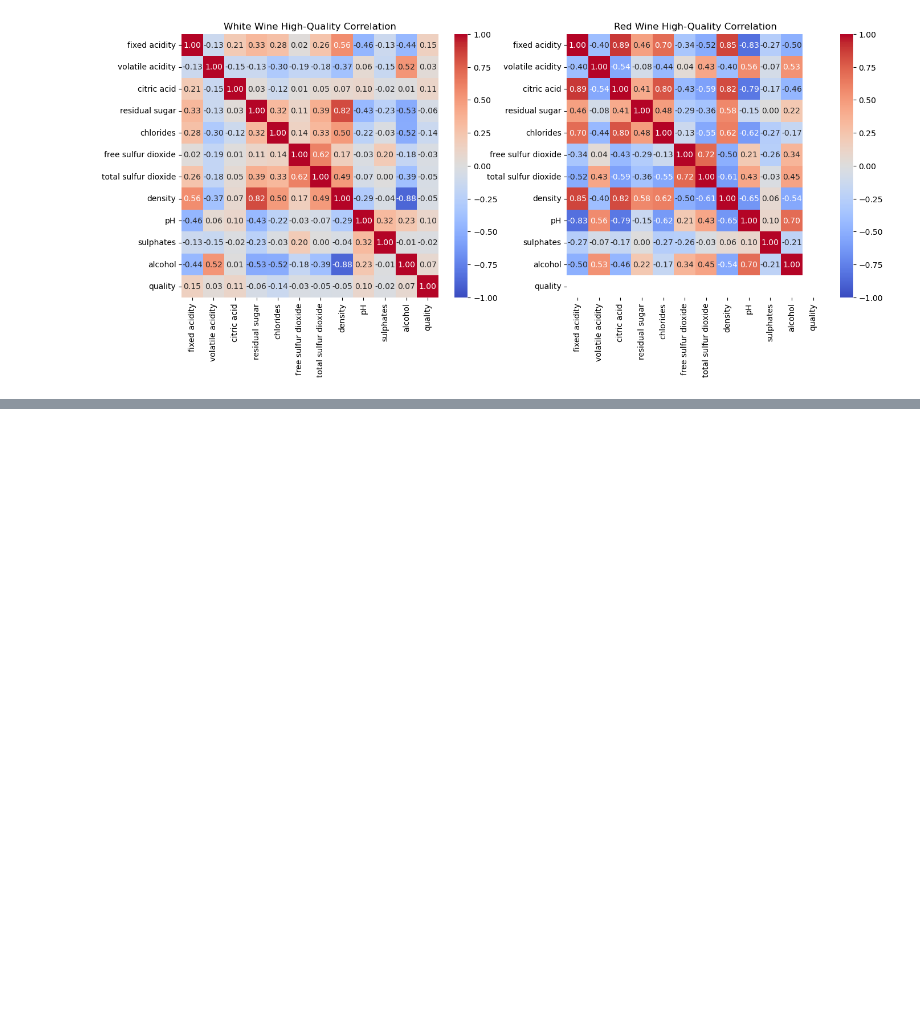
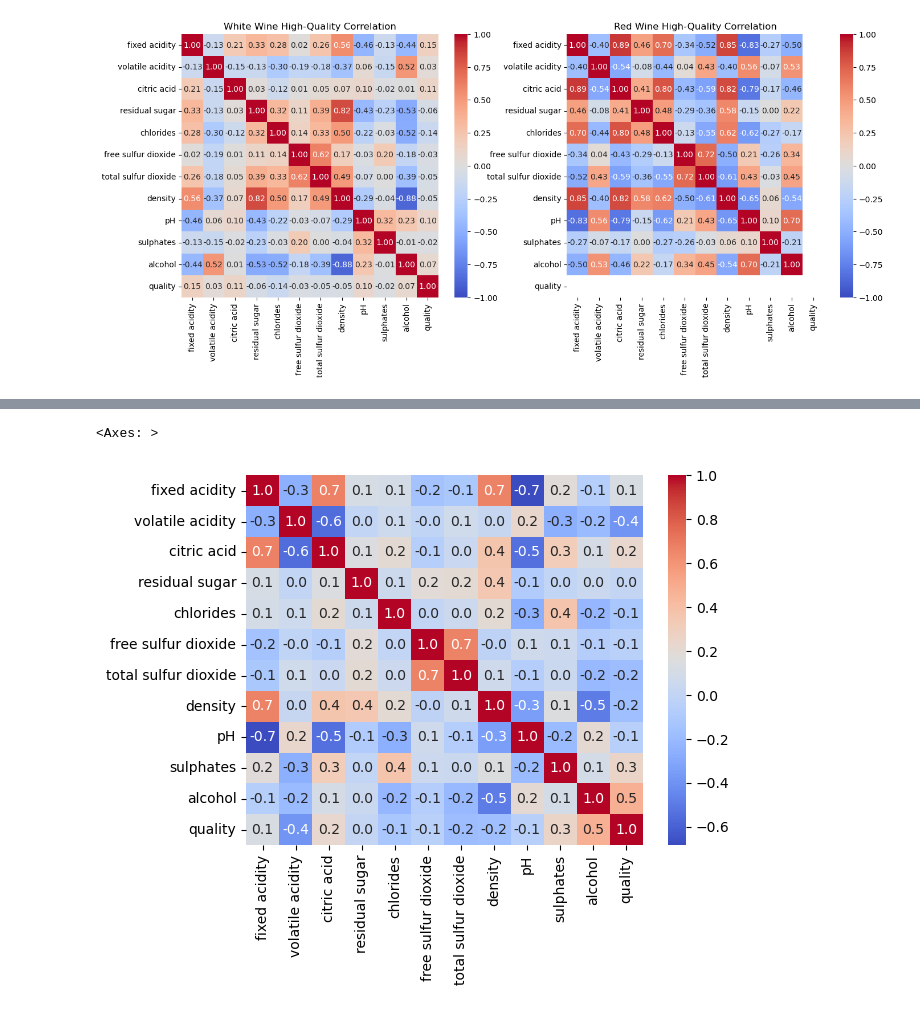
Before and after one commit to rakeshtparayil/BlueBerry-Winery, a Jupyter notebook: blueBerry_winery.ipynb, the cells around one changed output, grey strips where cells are left out. Cells and saved outputs as stored; diff of their text form; code cells hidden in the pictures; blank space fills up the shorter version.

```diff
--- a/blueBerry_winery.ipynb
+++ b/blueBerry_winery.ipynb
@@ -395,0 +376,12 @@ ValueError: could not convert string to float: 'high'
+# %%
+# Select only numeric columns
+numeric_cols = redwine.select_dtypes(include=['float64', 'int64'])
+
+# Calculate correlation matrix for high-quality wines
+high_quality_data_red = redwine[redwine['quality_label'] == 'high']
+correlation_matrix_red = high_quality_data_red[numeric_cols.columns].corr()
+
+sns.heatmap(corr_matrix,annot=True,fmt=".1f",cmap='coolwarm')
+# %% [output]
+<Axes: >
+[figure, added]
```
Also changed, not shown: parts of 4 cells of this notebook.
